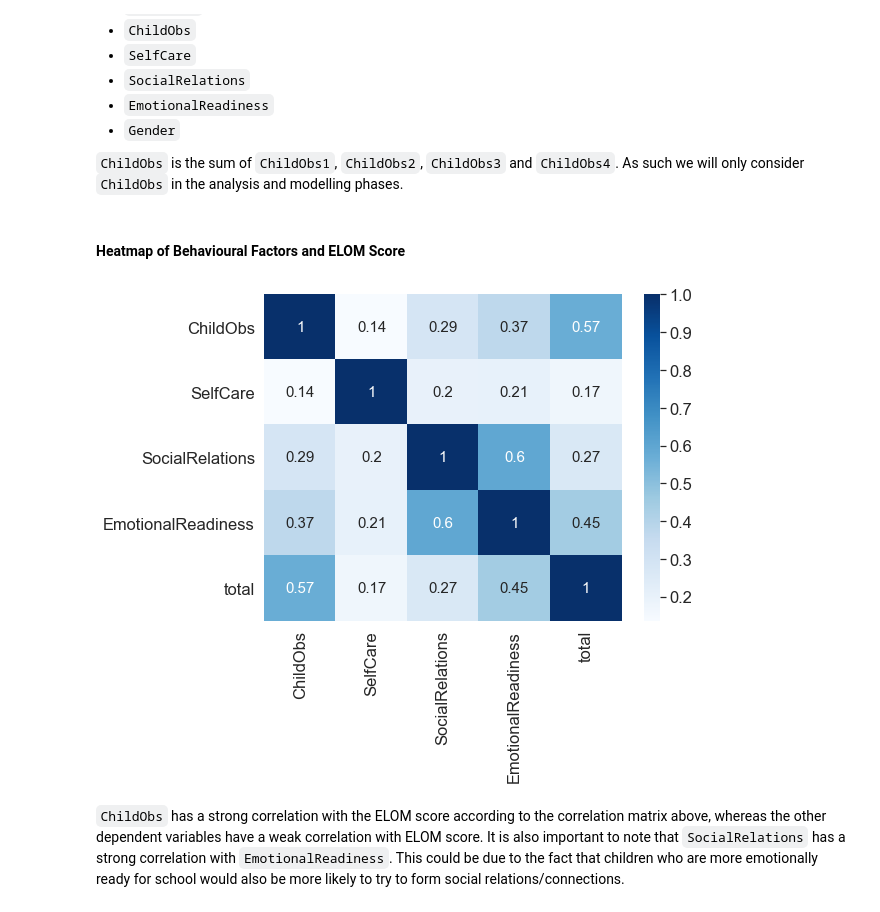
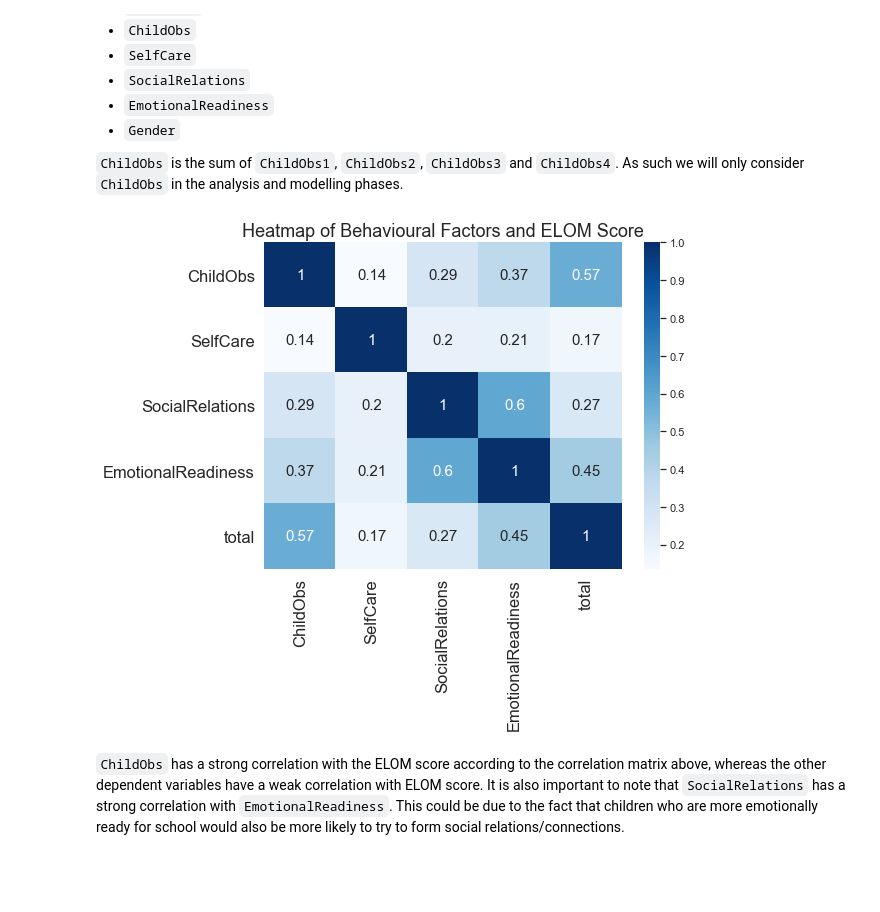
Before and after one commit to bongo1007/DAE, a Jupyter notebook: Project.ipynb, the cells around one changed output. Drawn from its saved outputs; the diff is of its cells as text; code cells hidden in the pictures; blank space fills up the shorter version.

```diff
--- a/Project.ipynb
+++ b/Project.ipynb
@@ -455,16 +514,16 @@ Investigating the dataset we can determine that the behavioural tendencies of a
 
 `ChildObs` is the sum of `ChildObs1`, `ChildObs2`, `ChildObs3` and `ChildObs4`. As such we will only consider `ChildObs` in the analysis and modelling phases.
 # %%
-display(Markdown("#### Heatmap of Behavioural Factors and ELOM Score"))
+# display(Markdown("#### Heatmap of Behavioural Factors and ELOM Score"))
 dfBehavioural = df2019[['ChildObs', 'SelfCare','SocialRelations','EmotionalReadiness','Gender','total']]
 
 plt.figure(figsize=(8,6))
-sns.set(font_scale=1.5)
+plt.title('Heatmap of Behavioural Factors and ELOM Score')
+sns.set(font_scale=1)
 sns.heatmap(dfBehavioural.corr(), annot=True, cmap="Blues", annot_kws={"size": 15})
 plt.show()
 # %% [output]
-#### Heatmap of Behavioural Factors and ELOM Score
-[figure, old version]
+[figure, new version]
 # %% [markdown]
 `ChildObs` has a strong correlation with the ELOM score according to the correlation matrix above, whereas the other dependent variables have a weak correlation with ELOM score. It is also important to note that `SocialRelations` has a strong correlation with `EmotionalReadiness`. This could be due to the fact that children who are more emotionally ready for school would also be more likely to try to form social relations/connections.
 # %% [markdown]
```
Also changed, not shown: parts of 33 cells of this notebook.
